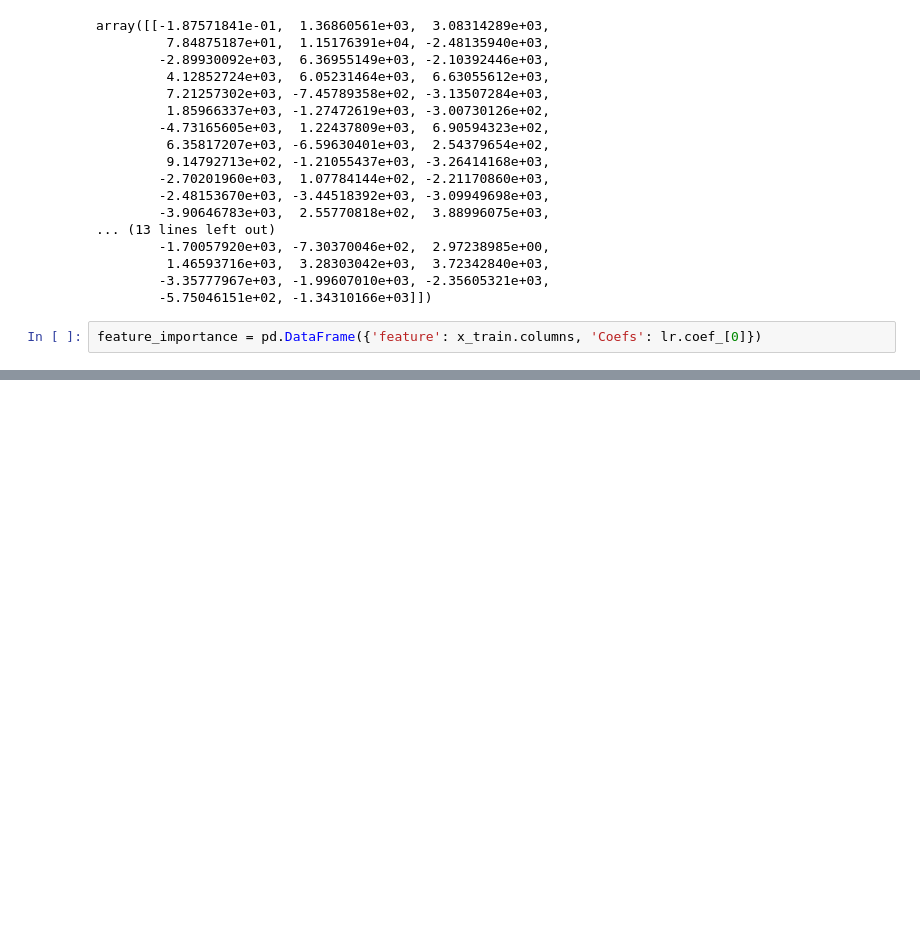
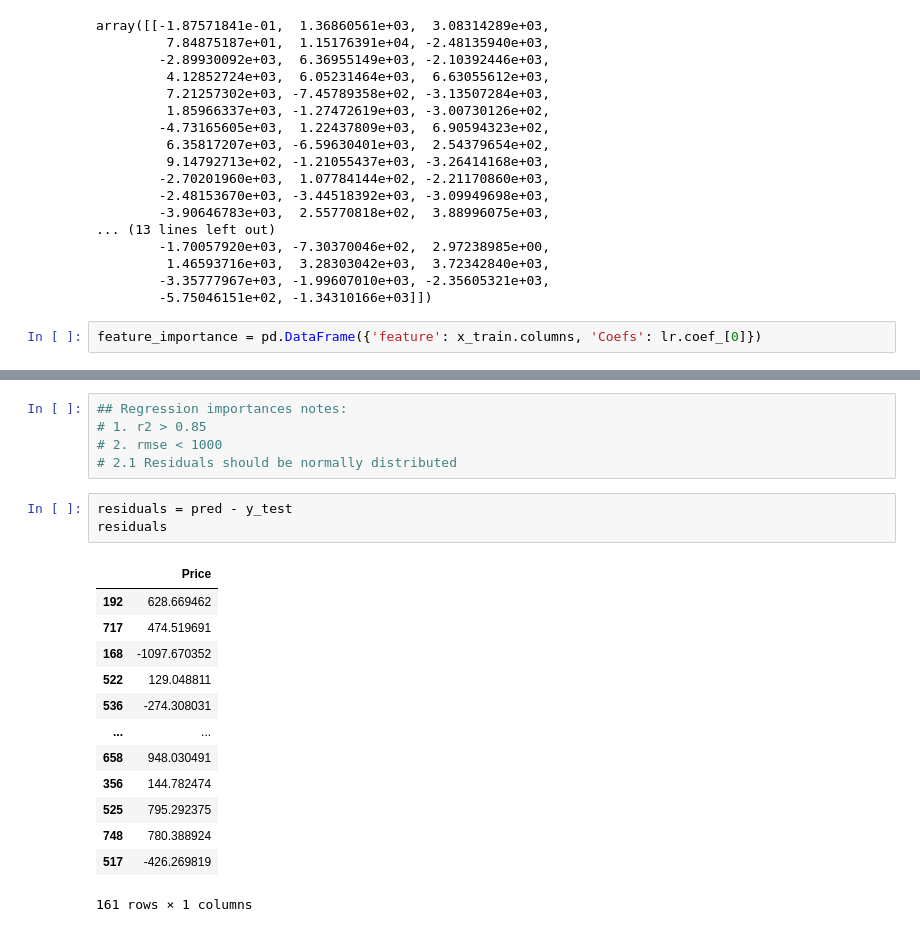
Before and after one commit to cevheri/ai-ml-train, a Jupyter notebook: Day 03/Day 3 Notebook - Regression.ipynb, the cells around one changed output, grey strips where cells are left out. Cells and saved outputs as stored; diff of their text form; blank space fills up the shorter version.

Commit message:
add regression with car price

```diff
--- a/Day 03/Day 3 Notebook - Regression.ipynb
+++ b/Day 03/Day 3 Notebook - Regression.ipynb
@@ -536,0 +523,22 @@ plt.show()
+# %%
+## Regression importances notes:
+# 1. r2 > 0.85
+# 2. rmse < 1000
+# 2.1 Residuals should be normally distributed
+# %%
+residuals = pred - y_test
+residuals
+# %% [output]
+|  | Price |
+| 192 | 628.669462 |
+| 717 | 474.519691 |
+| 168 | -1097.670352 |
+| 522 | 129.048811 |
+| 536 | -274.308031 |
+| ... | ... |
+| 658 | 948.030491 |
+| 356 | 144.782474 |
+| 525 | 795.292375 |
+| 748 | 780.388924 |
+| 517 | -426.269819 |
+161 rows × 1 columns
```
Also changed, not shown: parts of 3 cells of this notebook.
